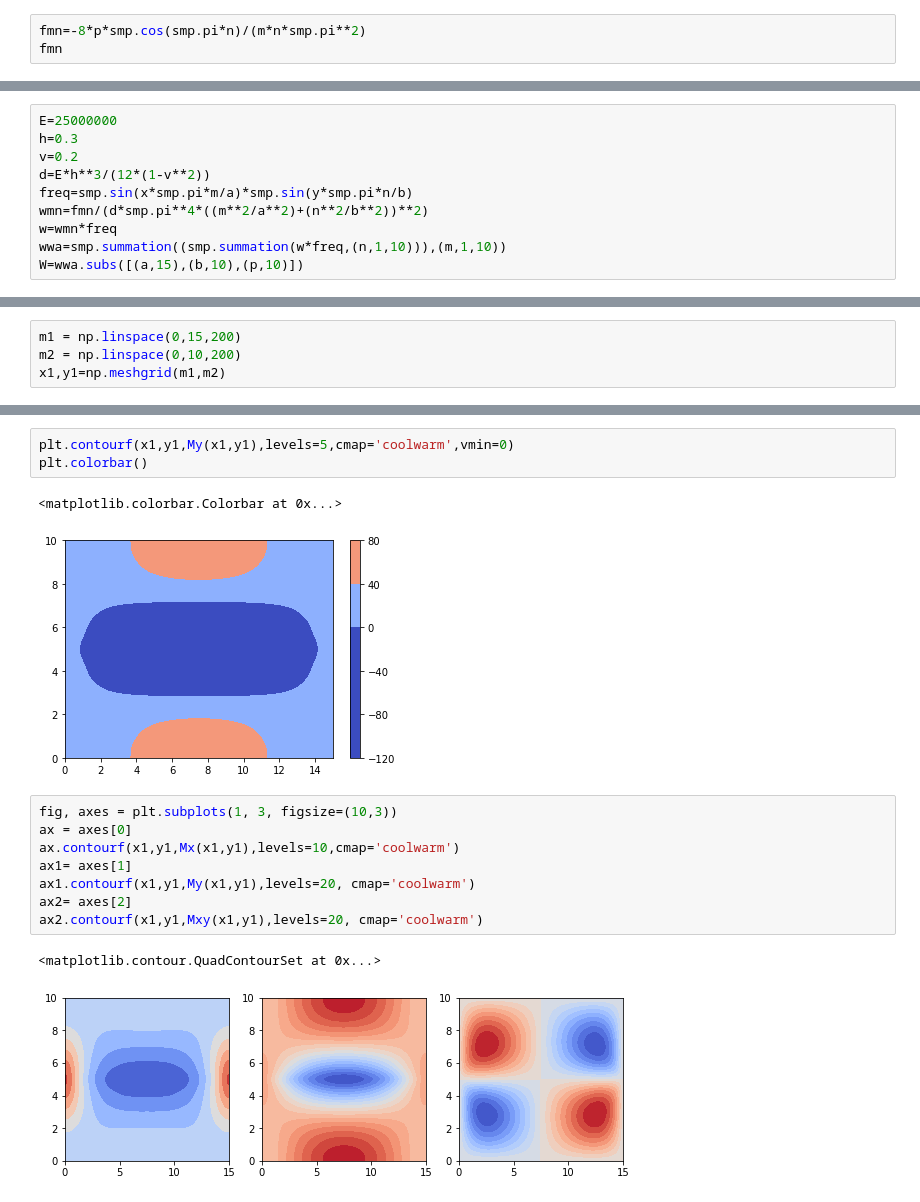
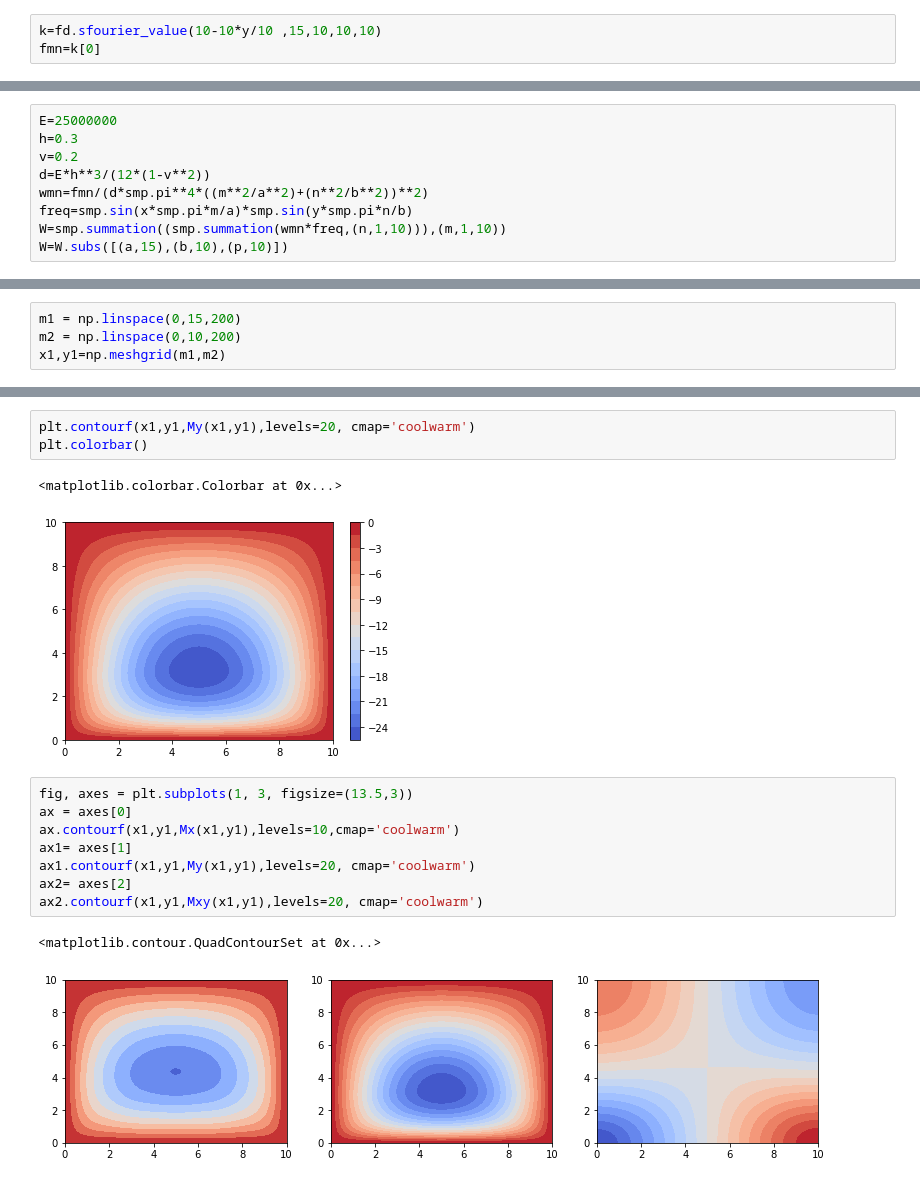
Before and after one commit to jonasyama/Jupyter-notebook, a Jupyter notebook: lista3triangulo.ipynb, the cells around one changed output, grey strips where cells are left out. Cells and saved outputs as stored; diff of their text form.

```diff
--- a/lista3triangulo.ipynb
+++ b/lista3triangulo.ipynb
@@ -14,3 +16,3 @@ m,n,i,j=smp.symbols('m n i j', int=True)
 # %%
-fmn=-8*p*smp.cos(smp.pi*n)/(m*n*smp.pi**2)
-fmn
+k=fd.sfourier_value(10-10*y/10 ,15,10,10,10)
+fmn=k[0]
@@ -31,11 +37,10 @@ E=25000000
 h=0.3
 v=0.2
 d=E*h**3/(12*(1-v**2))
+wmn=fmn/(d*smp.pi**4*((m**2/a**2)+(n**2/b**2))**2)
 freq=smp.sin(x*smp.pi*m/a)*smp.sin(y*smp.pi*n/b)
-wmn=fmn/(d*smp.pi**4*((m**2/a**2)+(n**2/b**2))**2)
-w=wmn*freq
-wwa=smp.summation((smp.summation(w*freq,(n,1,10))),(m,1,10))
-W=wwa.subs([(a,15),(b,10),(p,10)])
+W=smp.summation((smp.summation(wmn*freq,(n,1,10))),(m,1,10))
+W=W.subs([(a,15),(b,10),(p,10)])
 # %% [markdown]
 #### Com as deformações é calculada os momentos, curvaturas, cortantes, deformações e tensões
 # %%
@@ -100,18 +105,18 @@ plt.colorbar()
 # %%
-plt.contourf(x1,y1,My(x1,y1),levels=5,cmap='coolwarm',vmin=0)
+plt.contourf(x1,y1,My(x1,y1),levels=20, cmap='coolwarm')
 plt.colorbar()
 # %% [output]
 <matplotlib.colorbar.Colorbar at 0x...>
-[figure, old version]
+[figure, new version]
 # %%
-fig, axes = plt.subplots(1, 3, figsize=(10,3))
+fig, axes = plt.subplots(1, 3, figsize=(13.5,3))
 ax = axes[0]
 ax.contourf(x1,y1,Mx(x1,y1),levels=10,cmap='coolwarm')
 ax1= axes[1]
 ax1.contourf(x1,y1,My(x1,y1),levels=20, cmap='coolwarm')
 ax2= axes[2]
 ax2.contourf(x1,y1,Mxy(x1,y1),levels=20, cmap='coolwarm')
 # %% [output]
 <matplotlib.contour.QuadContourSet at 0x...>
-[figure, old version]
+[figure, new version]
 # %%
```
Also changed, not shown: parts of 13 cells of this notebook, 14 other files.
